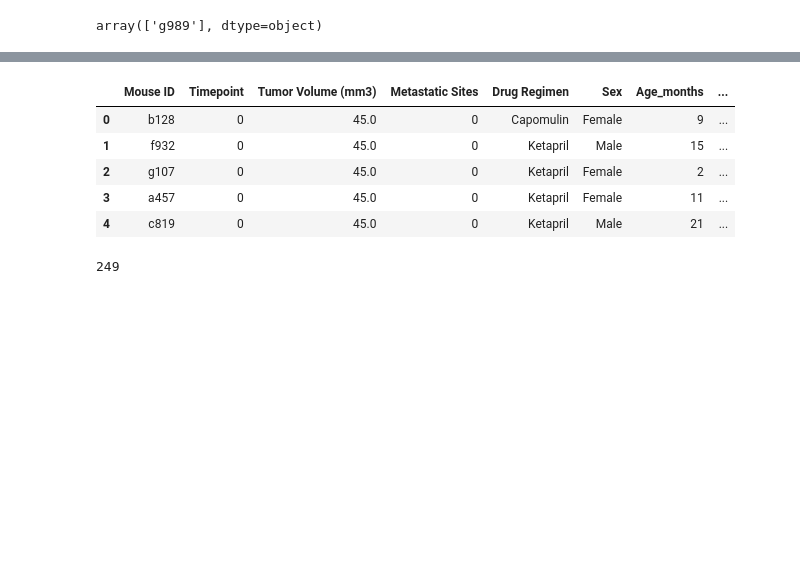
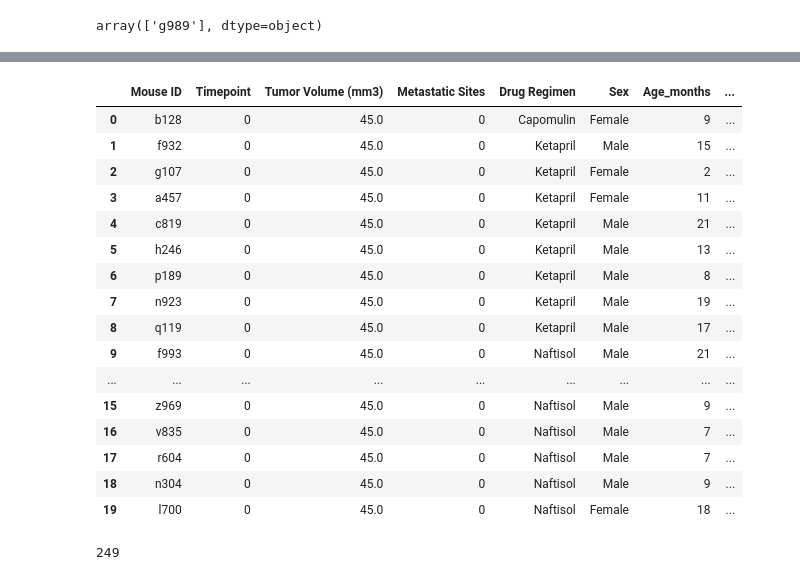
Before and after one commit to hhodek/DataVisChallenge, a Jupyter notebook: Pymaceuticals/pymaceuticals_starter.ipynb, the cells around one changed output, grey strips where cells are left out. Cells and saved outputs as stored; diff of their text form; code cells hidden in the pictures; blank space fills up the shorter version.

```diff
--- a/Pymaceuticals/pymaceuticals_starter.ipynb
+++ b/Pymaceuticals/pymaceuticals_starter.ipynb
@@ -57,15 +65,26 @@ duplicate_data.head()
 # %%
 # Create a clean DataFrame by dropping the duplicate mouse by its ID.
 cleaned_df = merged_df.drop(merged_df[merged_df["Mouse ID"] == "g989"].index)
 
-cleaned_df.head()
+cleaned_df.head(20)
 # %% [output]
 |  | Mouse ID | Timepoint | Tumor Volume (mm3) | Metastatic Sites | Drug Regimen | Sex | Age_months | ... |
 | 0 | b128 | 0 | 45.0 | 0 | Capomulin | Female | 9 | ... |
 | 1 | f932 | 0 | 45.0 | 0 | Ketapril | Male | 15 | ... |
 | 2 | g107 | 0 | 45.0 | 0 | Ketapril | Female | 2 | ... |
 | 3 | a457 | 0 | 45.0 | 0 | Ketapril | Female | 11 | ... |
 | 4 | c819 | 0 | 45.0 | 0 | Ketapril | Male | 21 | ... |
+| 5 | h246 | 0 | 45.0 | 0 | Ketapril | Male | 13 | ... |
+| 6 | p189 | 0 | 45.0 | 0 | Ketapril | Male | 8 | ... |
+| 7 | n923 | 0 | 45.0 | 0 | Ketapril | Male | 19 | ... |
+| 8 | q119 | 0 | 45.0 | 0 | Ketapril | Male | 17 | ... |
+| 9 | f993 | 0 | 45.0 | 0 | Naftisol | Male | 21 | ... |
+| ... | ... | ... | ... | ... | ... | ... | ... | ... |
+| 15 | z969 | 0 | 45.0 | 0 | Naftisol | Male | 9 | ... |
+| 16 | v835 | 0 | 45.0 | 0 | Naftisol | Male | 7 | ... |
+| 17 | r604 | 0 | 45.0 | 0 | Naftisol | Male | 7 | ... |
+| 18 | n304 | 0 | 45.0 | 0 | Naftisol | Male | 9 | ... |
+| 19 | l700 | 0 | 45.0 | 0 | Naftisol | Female | 18 | ... |
 # %%
 # Checking the number of mice in the clean DataFrame.
 micecount = merged_df["Mouse ID"].nunique()
```
Also changed, not shown: parts of 9 cells of this notebook.
